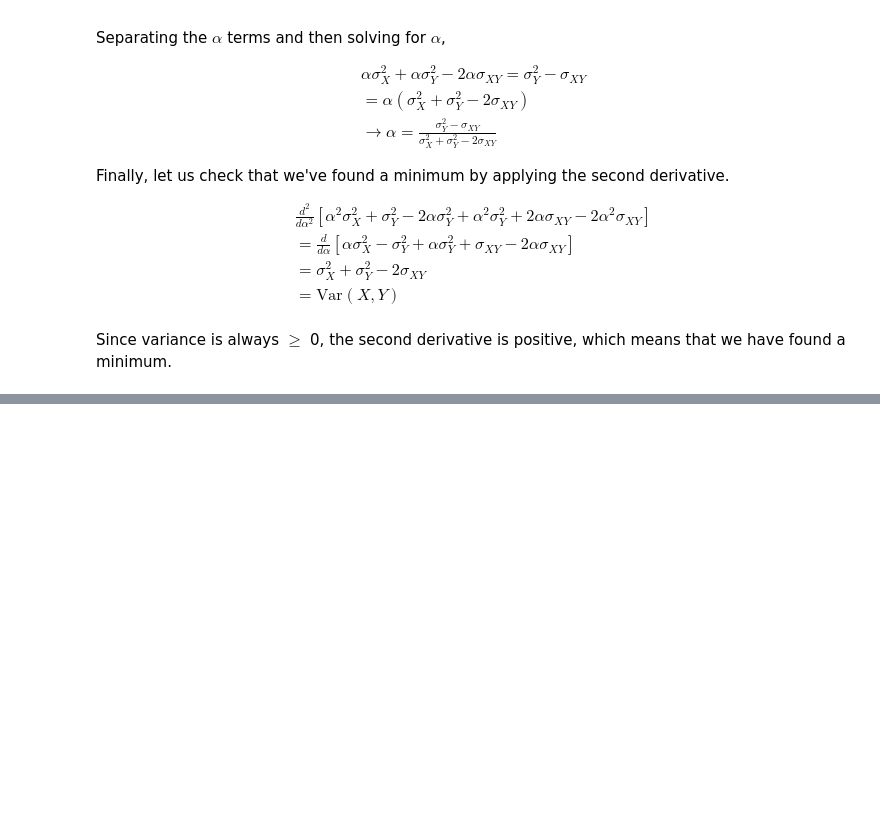
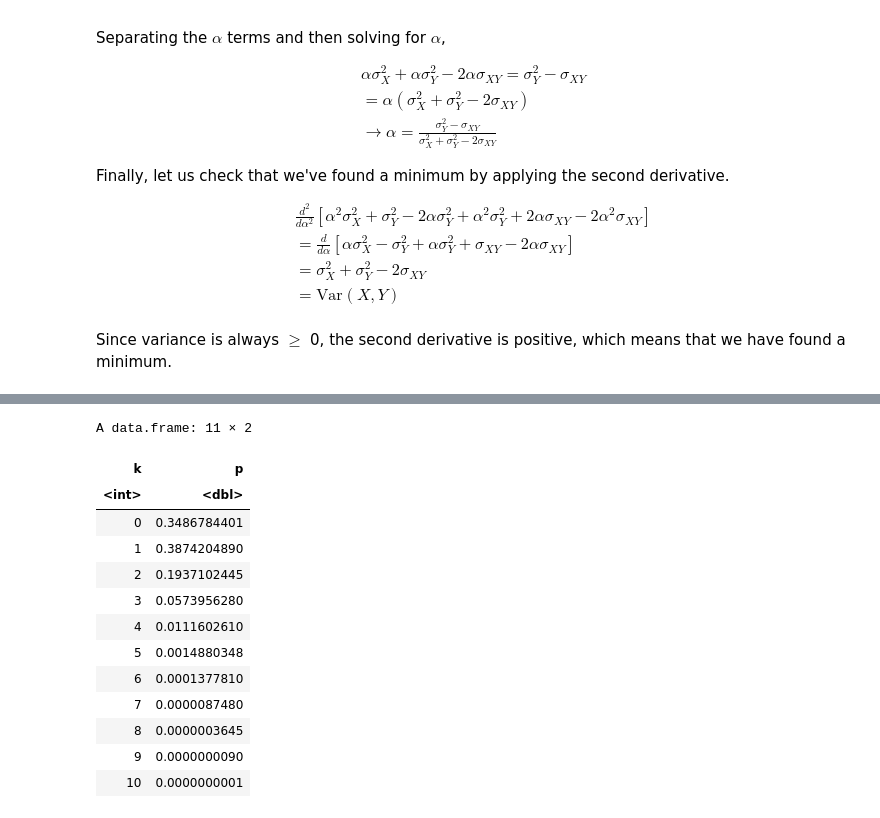
Before and after one commit to nicklausmillican/ISLR_R, a Jupyter notebook: ISLR_R_Ch5.ipynb, the cells around one changed output, grey strips where cells are left out. Cells and saved outputs as stored; diff of their text form; code cells hidden in the pictures; blank space fills up the shorter version.

```diff
--- a/ISLR_R_Ch5.ipynb
+++ b/ISLR_R_Ch5.ipynb
@@ -65,0 +145,17 @@ Since variance is always $\ge$ 0, the second derivative is positive, which means
+# %%
+p_k
+# %% [output]
+A data.frame: 11 × 2
+| k | p |
+| <int> | <dbl> |
+| 0 | 0.3486784401 |
+| 1 | 0.3874204890 |
+| 2 | 0.1937102445 |
+| 3 | 0.0573956280 |
+| 4 | 0.0111602610 |
+| 5 | 0.0014880348 |
+| 6 | 0.0001377810 |
+| 7 | 0.0000087480 |
+| 8 | 0.0000003645 |
+| 9 | 0.0000000090 |
+| 10 | 0.0000000001 |
```
Also changed, not shown: parts of 15 cells of this notebook.
